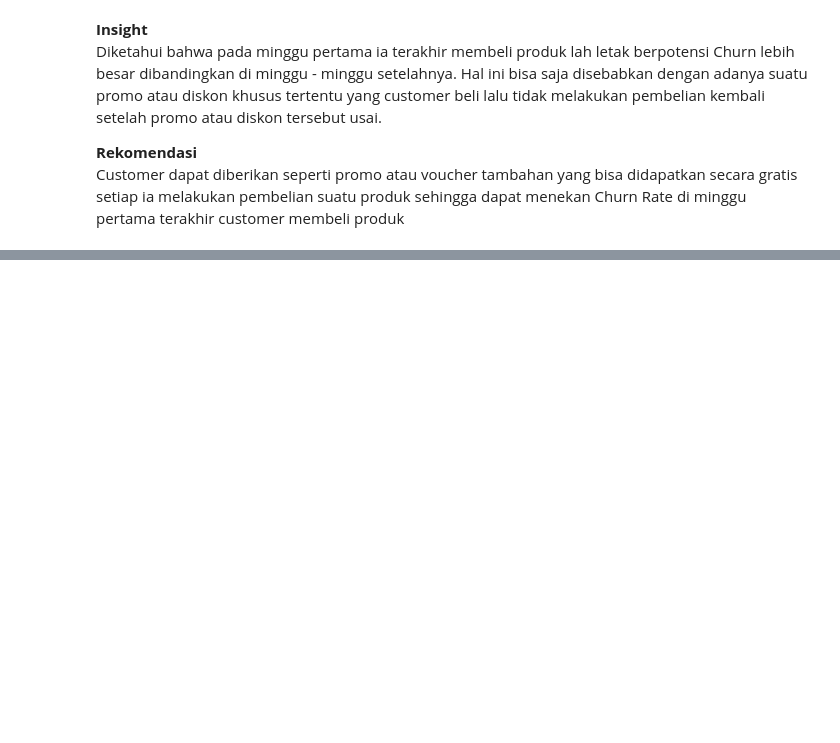
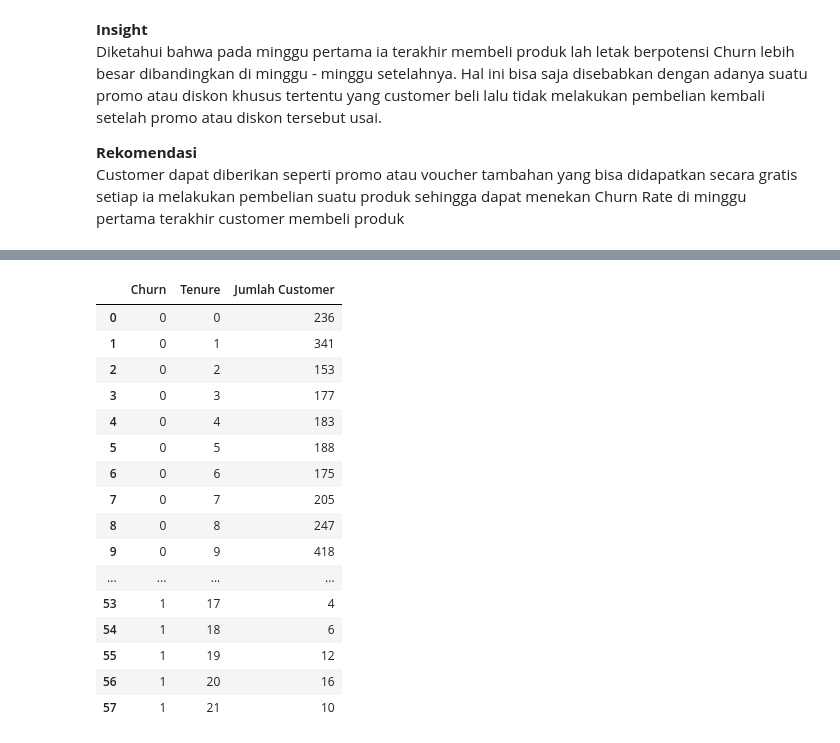
Before and after one commit to Pratama1705/Final-Project---Churn-Prediction, a Jupyter notebook: stage1.ipynb, the cells around one changed output, grey strips where cells are left out. Cells and saved outputs as stored; diff of their text form; code cells hidden in the pictures; blank space fills up the shorter version.

```diff
--- a/stage1.ipynb
+++ b/stage1.ipynb
@@ -436,0 +462,21 @@ Customer dapat diberikan seperti promo atau voucher tambahan yang bisa didapatka
+# %%
+dataTenureCust = dataTenure.groupby(['Churn', 'Tenure']).agg({'CustomerID' : 'count'}).reset_index().rename(columns={'CustomerID' : 'Jumlah Customer'})
+dataTenureCust
+# %% [output]
+|  | Churn | Tenure | Jumlah Customer |
+| 0 | 0 | 0 | 236 |
+| 1 | 0 | 1 | 341 |
+| 2 | 0 | 2 | 153 |
+| 3 | 0 | 3 | 177 |
+| 4 | 0 | 4 | 183 |
+| 5 | 0 | 5 | 188 |
+| 6 | 0 | 6 | 175 |
+| 7 | 0 | 7 | 205 |
+| 8 | 0 | 8 | 247 |
+| 9 | 0 | 9 | 418 |
+| ... | ... | ... | ... |
+| 53 | 1 | 17 | 4 |
+| 54 | 1 | 18 | 6 |
+| 55 | 1 | 19 | 12 |
+| 56 | 1 | 20 | 16 |
+| 57 | 1 | 21 | 10 |
```
Also changed, not shown: parts of 17 cells of this notebook, 3 other files.
